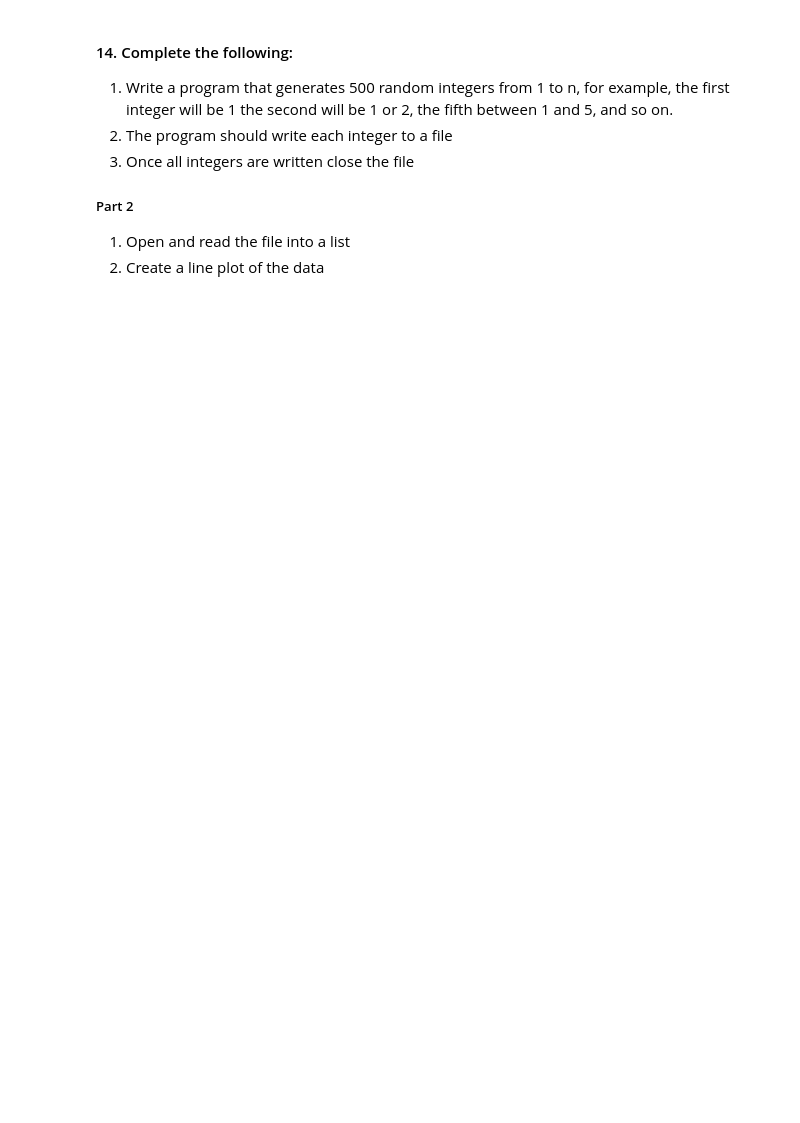
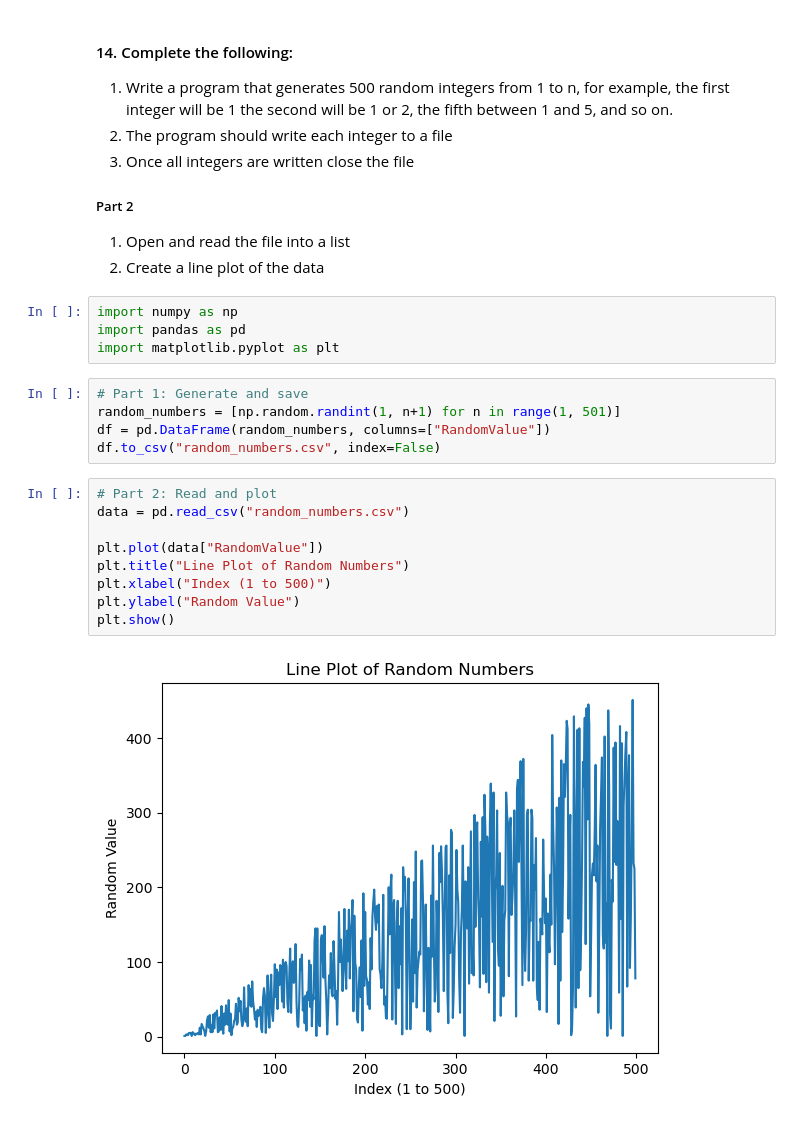
Before and after one commit to APintoG15/OIM_7502_classwork, a Jupyter notebook: 01-python_concepts.ipynb, the cells around one changed output. Cells and saved outputs as stored; diff of their text form; blank space fills up the shorter version.

Commit message:
Move and save completed notebook

```diff
--- a/01-python_concepts.ipynb
+++ b/01-python_concepts.ipynb
@@ -87,3 +174,23 @@ choice(["H","T"])
 ##### Part 2
 1. Open and read the file into a list
 2. Create a line plot of the data
+# %%
+import numpy as np
+import pandas as pd
+import matplotlib.pyplot as plt
+# %%
+# Part 1: Generate and save
+random_numbers = [np.random.randint(1, n+1) for n in range(1, 501)]
+df = pd.DataFrame(random_numbers, columns=["RandomValue"])
+df.to_csv("random_numbers.csv", index=False)
+# %%
+# Part 2: Read and plot
+data = pd.read_csv("random_numbers.csv")
+
+plt.plot(data["RandomValue"])
+plt.title("Line Plot of Random Numbers")
+plt.xlabel("Index (1 to 500)")
+plt.ylabel("Random Value")
+plt.show()
+# %% [output]
+[figure, added]
```
Also changed, not shown: parts of 15 cells of this notebook.
